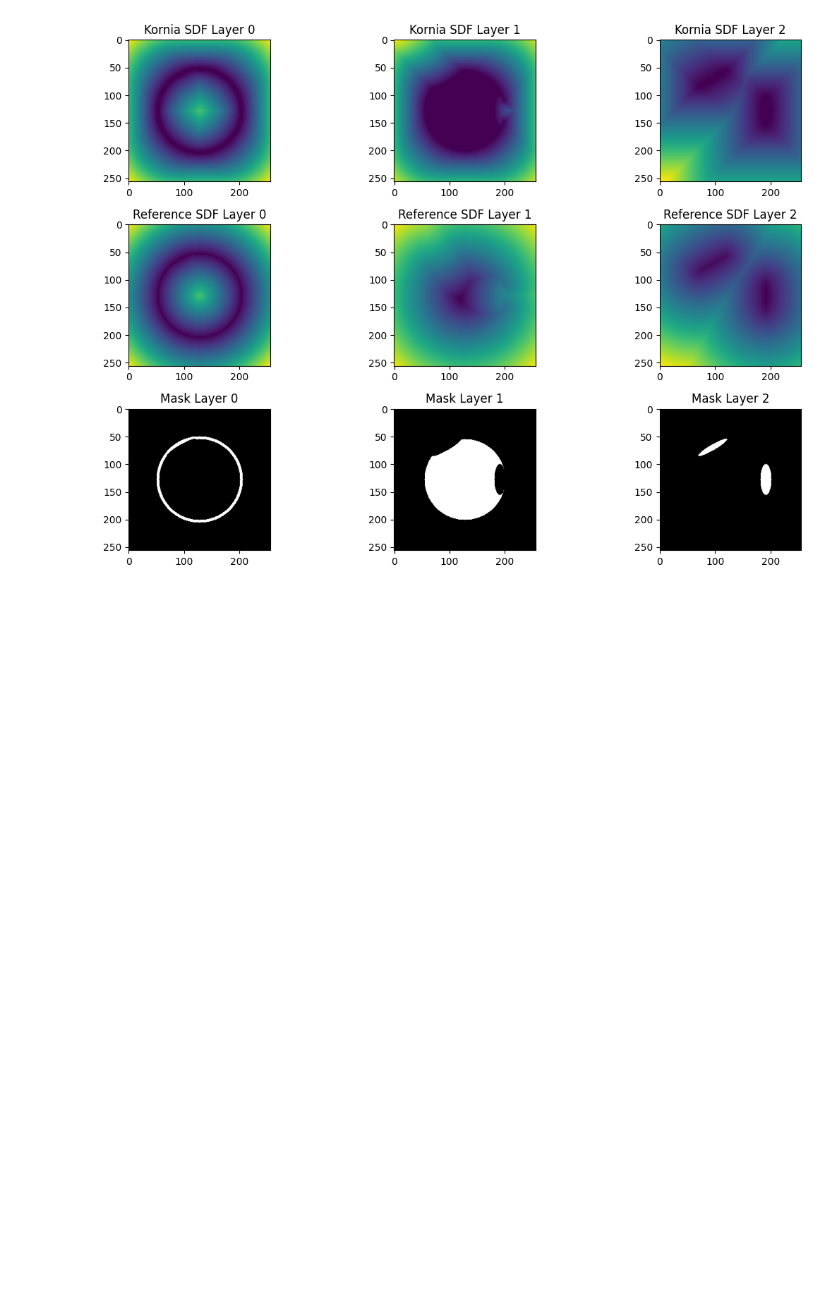
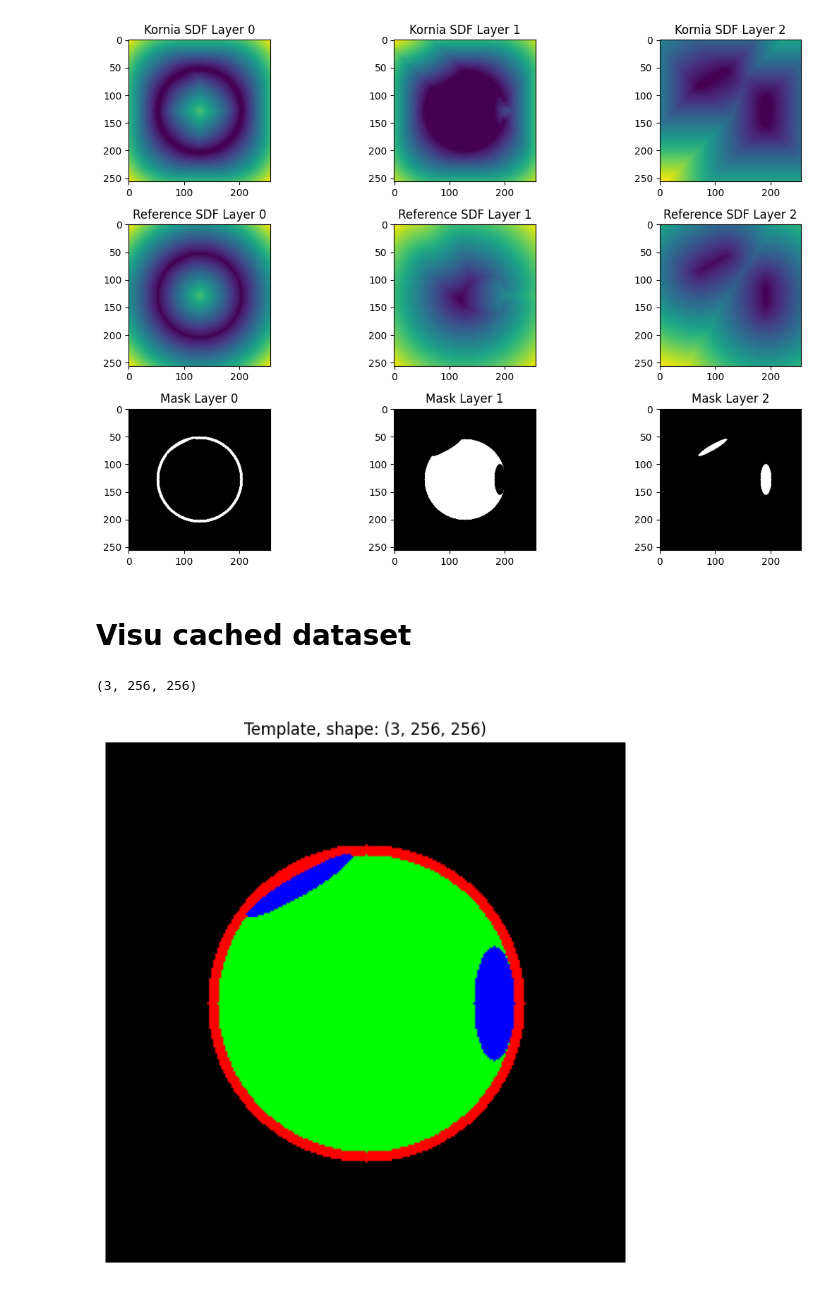
Before and after one commit to majklost/ctu-constraints, a Jupyter notebook: notebooks/ex3/losses.ipynb, the cells around one changed output. Cells and saved outputs as stored; diff of their text form; code cells hidden in the pictures; blank space fills up the shorter version.

```diff
--- a/notebooks/ex3/losses.ipynb
+++ b/notebooks/ex3/losses.ipynb
@@ -77,3 +77,24 @@ for i in range(3):
 plt.tight_layout()
 # %% [output]
 [figure]
+# %% [markdown]
+# Visu cached dataset
+# %%
+from constraints.utils import get_repo_root
+from constraints.visu import show_torch_image
+import numpy as np
+import torch
+ROOT = get_repo_root()
+DATA = ROOT/"data"/"artificial/deformed/trn"
+assert DATA.exists(), f"Data folder {DATA} does not exist. Please run `make` to generate the dataset."
+# %%
+imgs = np.load(DATA/"img.npy", mmap_mode='r')
+masks = np.load(DATA/"mask.npy", mmap_mode='r')
+sdf_kornia = np.load(DATA/"sdf_kornia.npy", mmap_mode='r')
+sdf_scipy = np.load(DATA/"sdf_scipy.npy", mmap_mode='r')
+template = np.load(DATA/"template.npy", mmap_mode='r')
+print(template.shape)
+show_torch_image(torch.from_numpy(template), title=f"Template, shape: {template.shape}",cmap="gray")
+# %% [output]
+(3, 256, 256)
+[figure, added]
```
Also changed, not shown: parts of 4 cells of this notebook, 5 other files.
